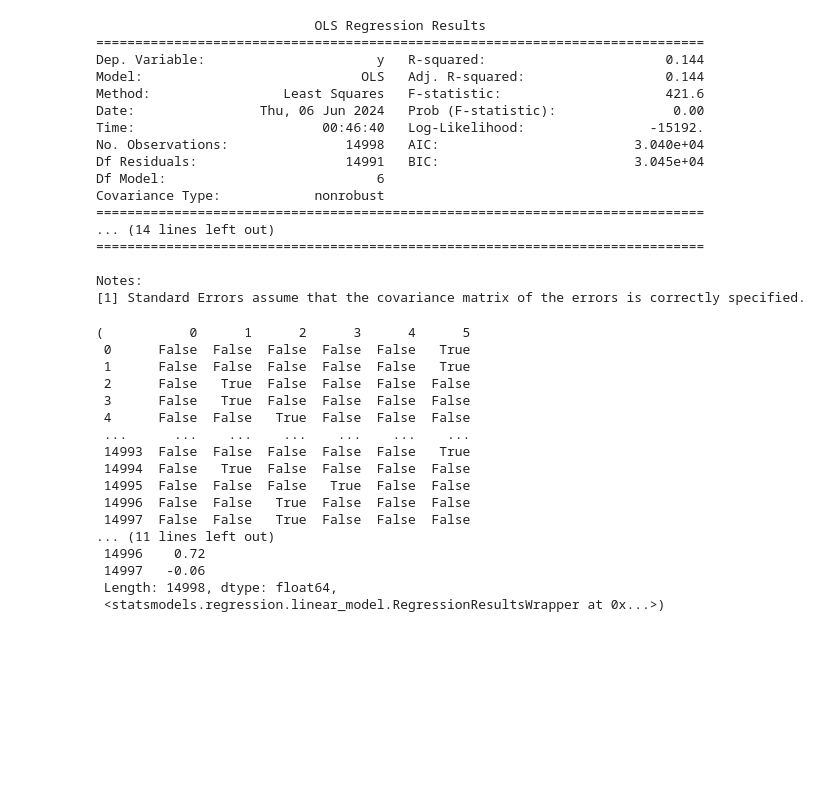
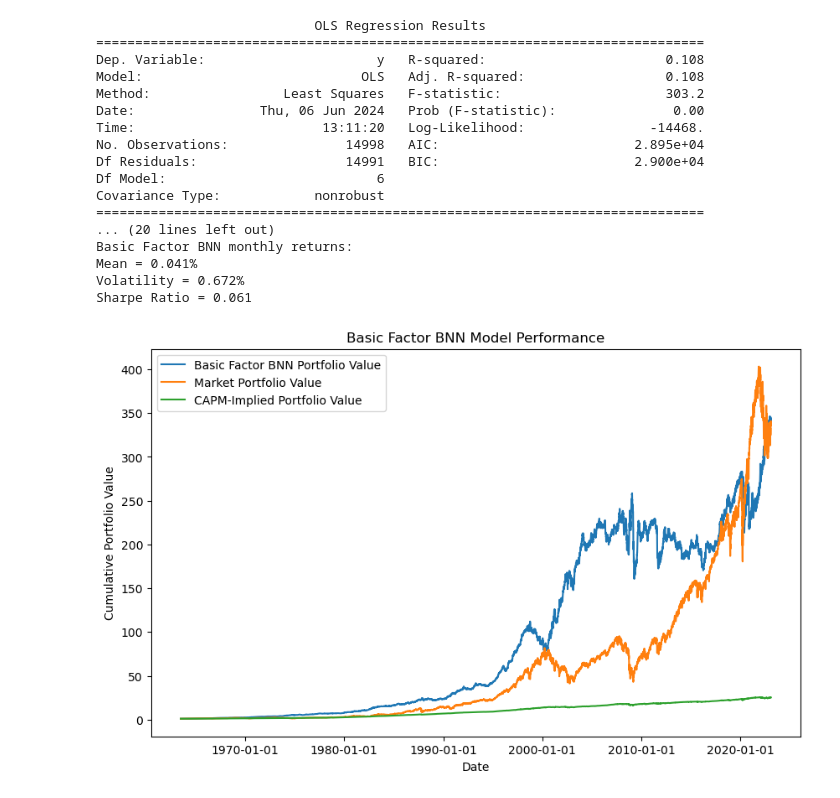
Before and after one commit to KMcCand/Hedge_Funds_Caltech, a Jupyter notebook: Pricing Options using Bayesian Neural Networks/BEM114_final_project_working.ipynb, the cells around one changed output. Drawn from its saved outputs; the diff is of its cells as text; code cells hidden in the pictures; blank space fills up the shorter version.

```diff
--- a/Pricing Options using Bayesian Neural Networks/BEM114_final_project_working.ipynb
+++ b/Pricing Options using Bayesian Neural Networks/BEM114_final_project_working.ipynb
@@ -263,43 +418,26 @@ def model_bnn(X, y, X_train, y_train, X_val, y_val):
 # %%
-COMMON_SEED = 1
-
 fitting_returns_data(
     'ff6_factors_19630701_20230131.csv',
     io_day_1_lag,
-    model_bnn,
-    seed = COMMON_SEED)
+    model_basic_bnn,
+    "Basic Factor BNN",
+    seed = COMMON_SEED);
 # %% [output]
                             OLS Regression Results
 ==============================================================================
-Dep. Variable:                      y   R-squared:                       0.144
-Model:                            OLS   Adj. R-squared:                  0.144
-Method:                 Least Squares   F-statistic:                     421.6
+Dep. Variable:                      y   R-squared:                       0.108
+Model:                            OLS   Adj. R-squared:                  0.108
+Method:                 Least Squares   F-statistic:                     303.2
 Date:                Thu, 06 Jun 2024   Prob (F-statistic):               0.00
-Time:                        00:46:40   Log-Likelihood:                -15192.
-No. Observations:               14998   AIC:                         3.040e+04
-Df Residuals:                   14991   BIC:                         3.045e+04
+Time:                        13:11:20   Log-Likelihood:                -14468.
+No. Observations:               14998   AIC:                         2.895e+04
+Df Residuals:                   14991   BIC:                         2.900e+04
 Df Model:                           6
 Covariance Type:            nonrobust
 ==============================================================================
-... (14 lines left out)
-==============================================================================
-
-Notes:
-[1] Standard Errors assume that the covariance matrix of the errors is correctly specified.
+... (20 lines left out)
+Basic Factor BNN monthly returns:
+Mean = 0.041%
+Volatility = 0.672%
+Sharpe Ratio = 0.061
-(           0      1      2      3      4      5
- 0      False  False  False  False  False   True
- 1      False  False  False  False  False   True
- 2      False   True  False  False  False  False
- 3      False   True  False  False  False  False
- 4      False  False   True  False  False  False
- ...      ...    ...    ...    ...    ...    ...
- 14993  False  False  False  False  False   True
- 14994  False   True  False  False  False  False
- 14995  False  False  False   True  False  False
- 14996  False  False   True  False  False  False
- 14997  False  False   True  False  False  False
-... (11 lines left out)
- 14996    0.72
- 14997   -0.06
- Length: 14998, dtype: float64,
- <statsmodels.regression.linear_model.RegressionResultsWrapper at 0x...>)
+[figure, added]
```
Also changed, not shown: parts of 19 cells of this notebook, 2 other files.
